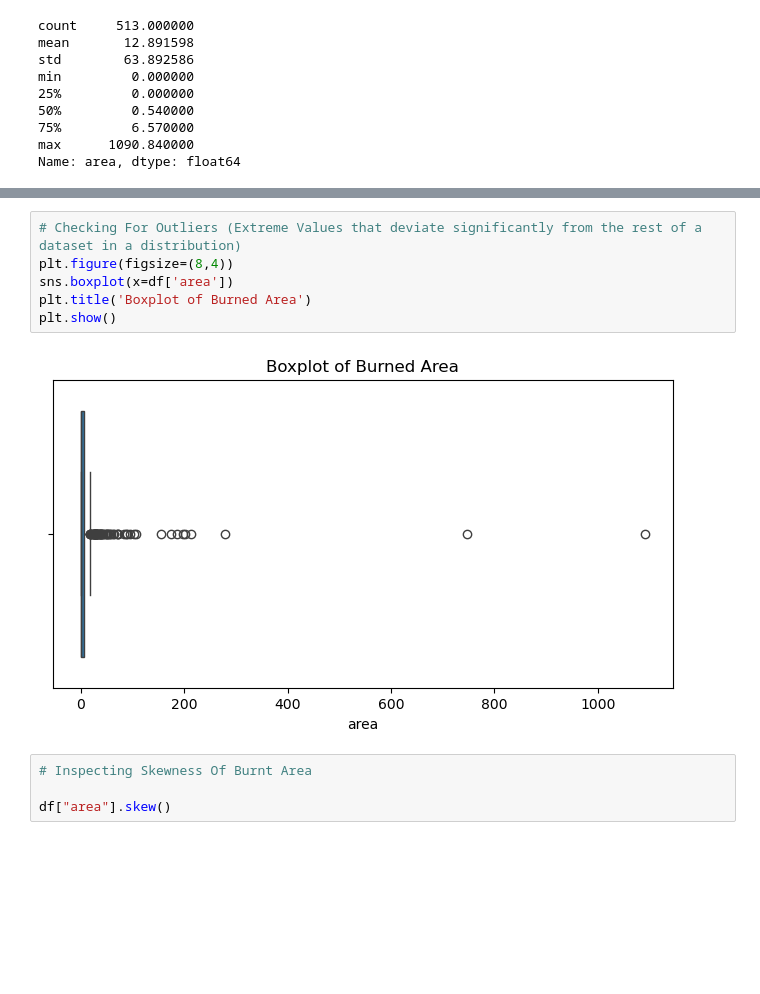
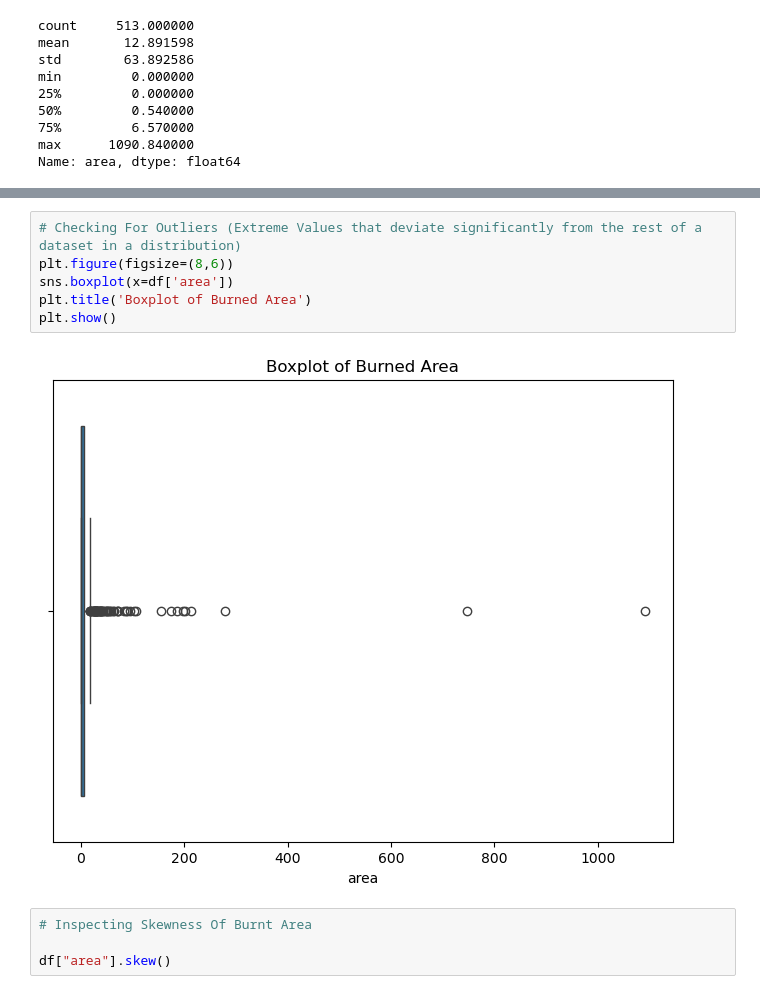
Before and after one commit to Oluwatosin-Simeon/wildfire-risk-analysis, a Jupyter notebook: wildfire-risk-analysis/notebooks/wildfire-analysis .ipynb, the cells around one changed output, grey strips where cells are left out. Drawn from its saved outputs; the diff is of its cells as text; blank space fills up the shorter version.

```diff
--- a/wildfire-risk-analysis/notebooks/wildfire-analysis .ipynb
+++ b/wildfire-risk-analysis/notebooks/wildfire-analysis .ipynb
@@ -210,11 +210,11 @@ plt.show()
 # %%
 # Checking For Outliers (Extreme Values that deviate significantly from the rest of a dataset in a distribution)
-plt.figure(figsize=(8,4))
+plt.figure(figsize=(8,6))
 sns.boxplot(x=df['area'])
 plt.title('Boxplot of Burned Area')
 plt.show()
 # %% [output]
-[figure, old version]
+[figure, new version]
 # %%
 # Inspecting Skewness Of Burnt Area
 
```
Also changed, not shown: parts of 63 cells of this notebook, 2 other files.
